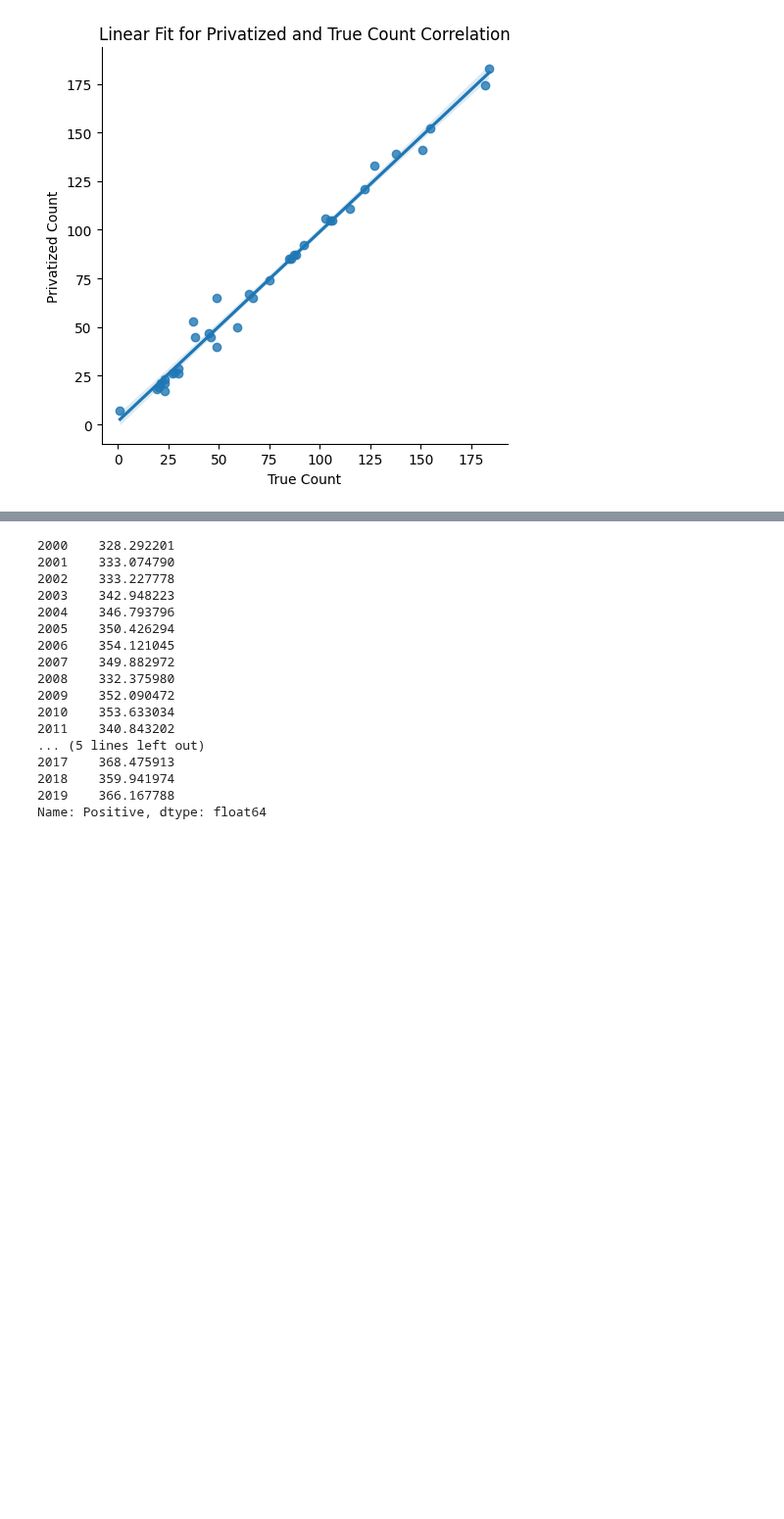
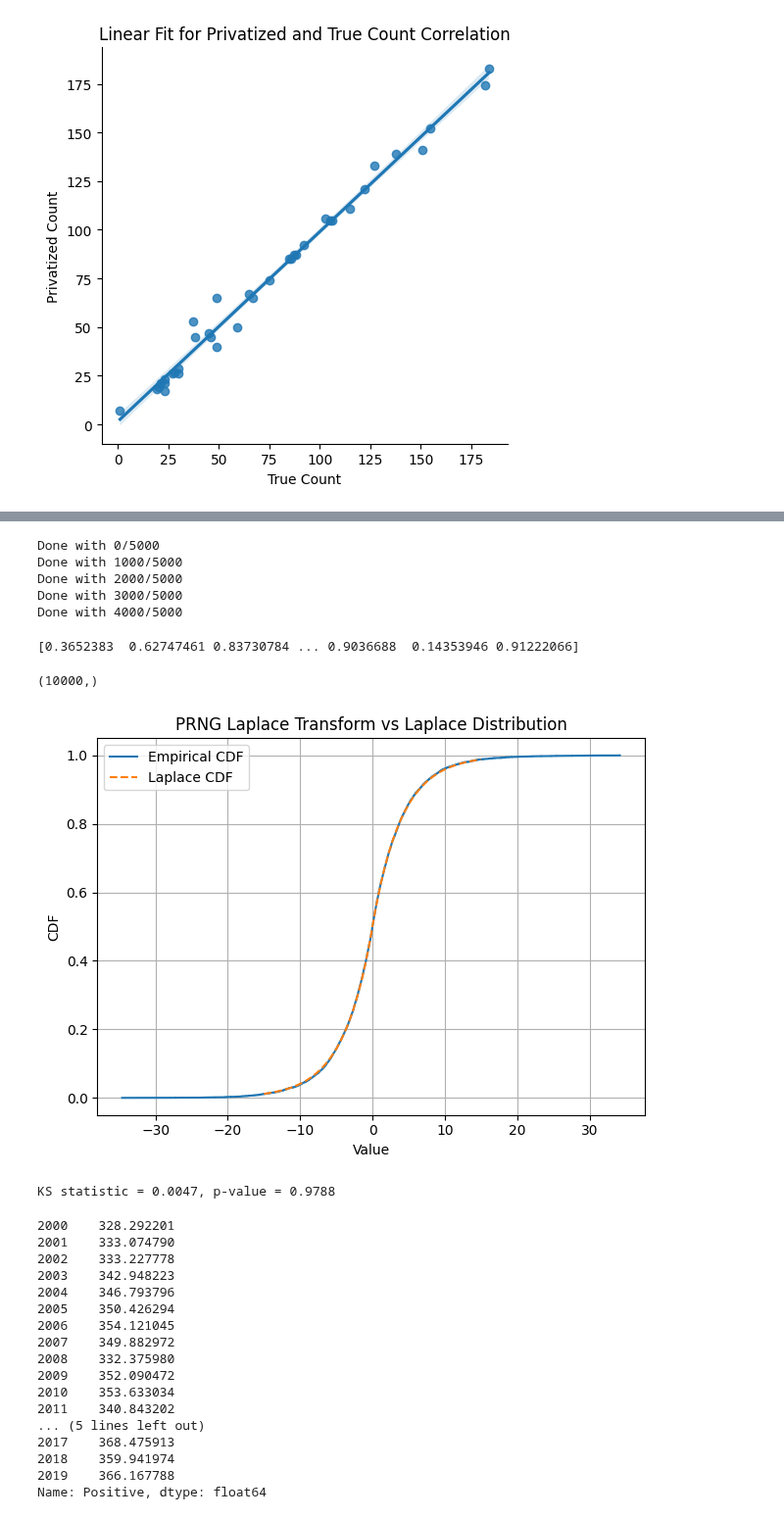
Before and after one commit to Kaya-Kaya/CMU-x-IDQuantique-Challenge, a Jupyter notebook: Task_4.ipynb, the cells around one changed output, grey strips where cells are left out. Shown at 98% size. Drawn from its saved outputs; the diff is of its cells as text; code cells hidden in the pictures; blank space fills up the shorter version.

Commit message:
QRNG Data

```diff
--- a/Task_4.ipynb
+++ b/Task_4.ipynb
@@ -925,8 +946,32 @@ def AES_PRNG(seed, num_bytes):
 
     return sequence
 # %%
-seed = np.random.bytes(128)
-AES_PRNG(seed, 10000 * 8)
+seed = np.random.bytes(16)
+PRNG_model = AES_PRNG(seed, 10000 * 8)
+# %% [output]
+Done with 0/5000
+Done with 1000/5000
+Done with 2000/5000
+Done with 3000/5000
+Done with 4000/5000
+# %%
+expanded = np.array([bytes_arr for sublist in PRNG_model for bytes_arr in sublist])
+double_pairs = np.array([f"{expanded[i][0][2:]}{expanded[i][1][2:]}{expanded[i][2][2:]}{expanded[i][3][2:]}{expanded[i+1][0][2:]}{expanded[i+1][1][2:]}{expanded[i+1][2][2:]}{expanded[i+1][3][2:]}" for i in range(0, len(expanded), 2)])
+final = np.array([int(num, 16) / 2**64 for num in double_pairs])
+PRNG_laplace = get_laplace_transform(final, epsilon)
+# %% [output]
+[0.3652383  0.62747461 0.83730784 ... 0.9036688  0.14353946 0.91222066]
+# %%
+PRNG_df = pd.DataFrame(PRNG_laplace)
+plot_cdf_vs_laplace(PRNG_df[0], "PRNG Laplace Transform vs Laplace Distribution")
+# %% [output]
+(10000,)
+[figure, added]
+# %%
+statistic, p_value = kstest(PRNG_laplace, 'laplace', args=(0, (1 / epsilon)))
+print(f"KS statistic = {statistic:.4f}, p-value = {p_value:.4f}")
+# %% [output]
+KS statistic = 0.0047, p-value = 0.9788
 # %%
 # Put in a data column that you would like to apply differential privacy to
 # Put in the epsilon value for the epsilon-differential privacy
```
Also changed, not shown: parts of 13 cells of this notebook, 16 other files.
